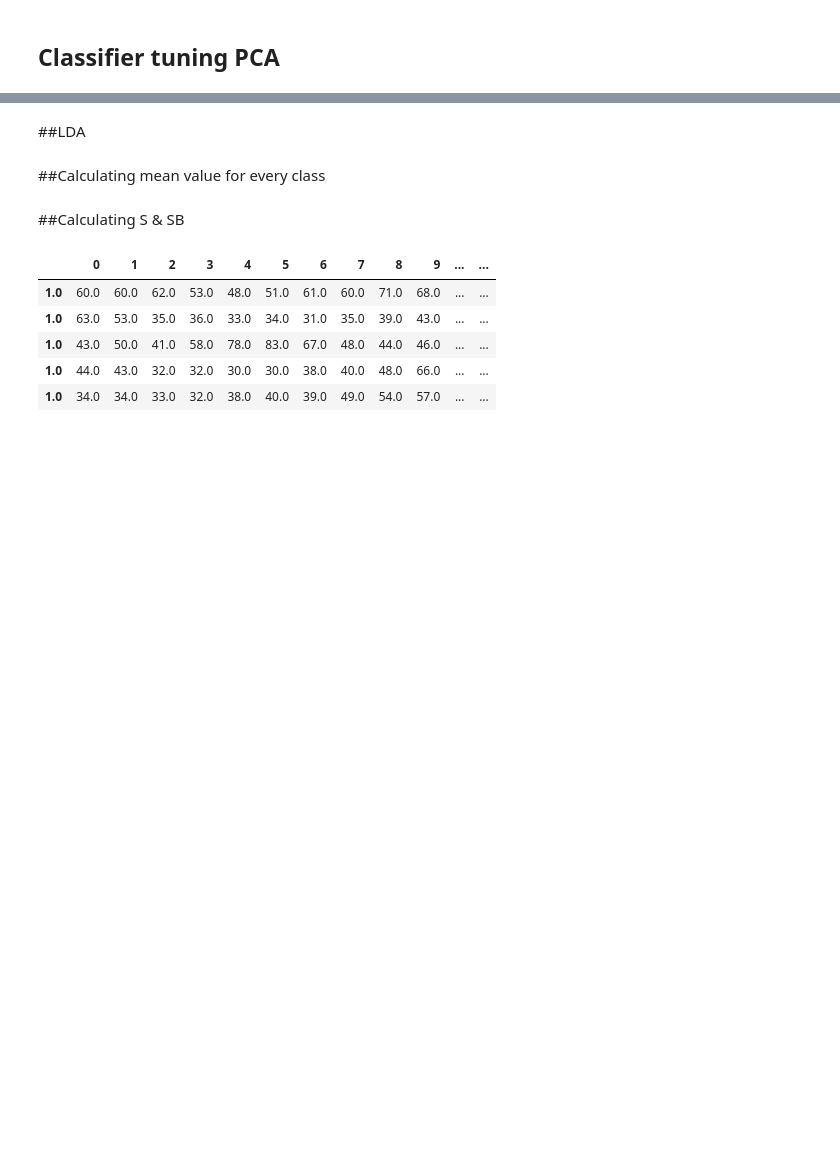
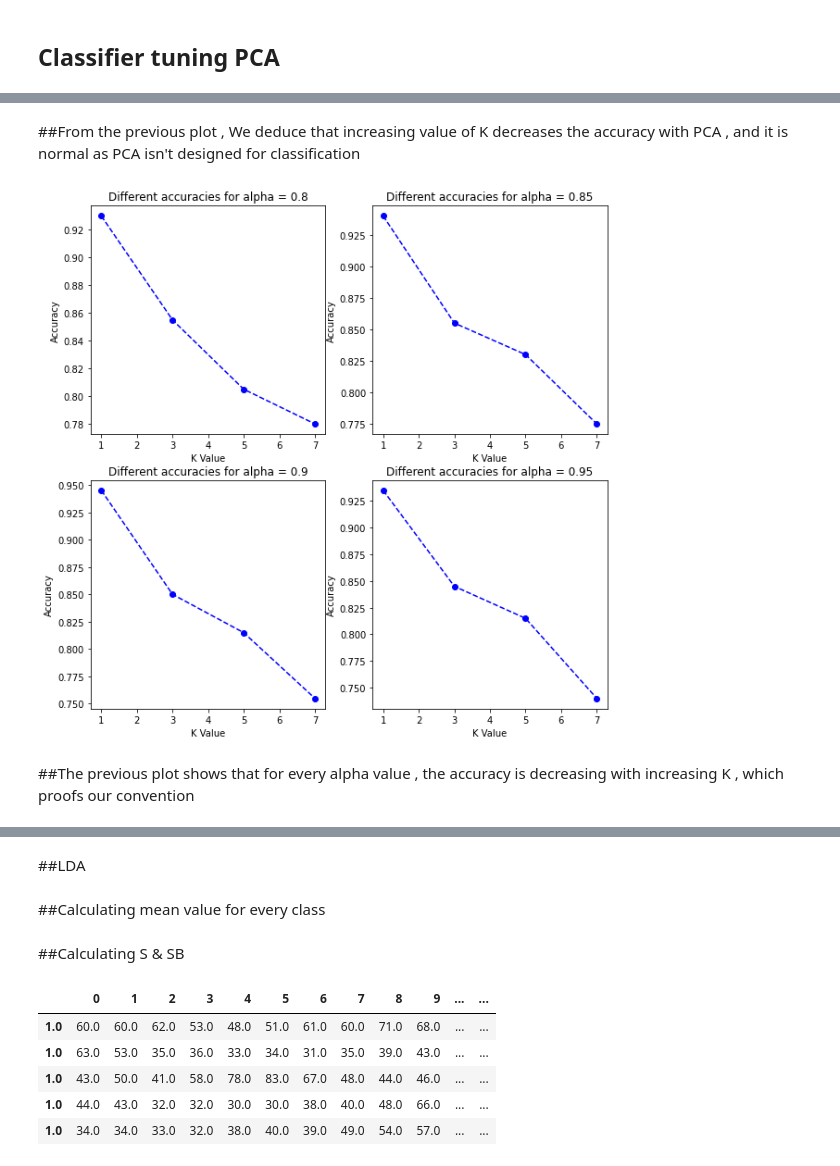
Before and after one commit to 74Mazen74/Face-Recognition, a Jupyter notebook: Assignment_1_PR.ipynb, the cells around one changed output, grey strips where cells are left out. Saved outputs shown, nothing was run; the diff lists cells and outputs as text; code cells hidden in the pictures; blank space fills up the shorter version.

```diff
--- a/Assignment_1_PR.ipynb
+++ b/Assignment_1_PR.ipynb
@@ -181,0 +237,16 @@ Convert one of the arguments to a NumPy array (eg 'ufunc(df1, np.asarray(df2)')
+# %% [markdown]
+##From the previous plot , We deduce that increasing value of K decreases the accuracy with PCA , and it is normal as PCA isn't designed for classification
+# %%
+index=1
+plt.figure(figsize=(10,10))
+for alpha in alphas:
+  plt.subplot(2, 2, index)
+  index+=1
+  plt.plot([1,3,5,7], alphas_dict_acc[str(alpha)],'--bo', label='line with marker')
+  plt.xlabel("K Value")
+  plt.ylabel("Accuracy")
+  plt.title("Different accuracies for alpha = "+str(alpha))
+# %% [output]
+[figure, added]
+# %% [markdown]
+##The previous plot shows that for every alpha value , the accuracy is decreasing with increasing K , which proofs our convention
```
Also changed, not shown: parts of 41 cells of this notebook.
